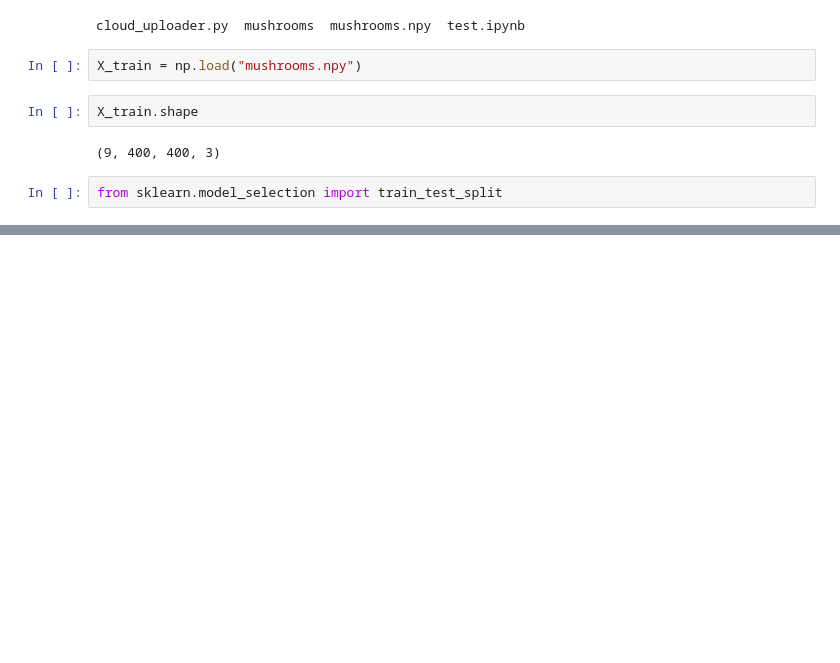
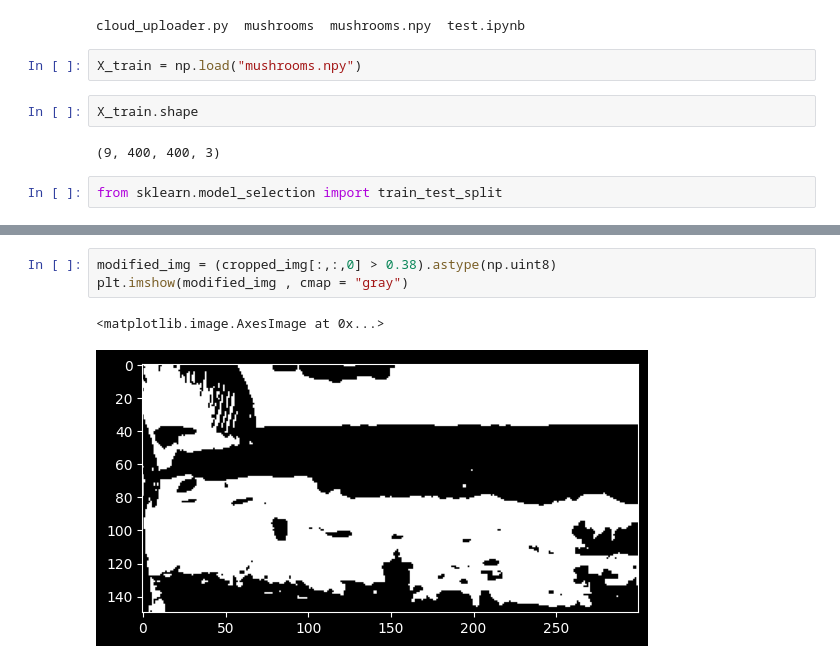
Before and after one commit to NicoleChant/project_guidelines, a Jupyter notebook: guidelines.ipynb, the cells around one changed output, grey strips where cells are left out. Saved outputs shown, nothing was run; the diff lists cells and outputs as text; blank space fills up the shorter version.

```diff
--- a/guidelines.ipynb
+++ b/guidelines.ipynb
@@ -449,0 +514,6 @@ from sklearn.model_selection import train_test_split
+# %%
+modified_img = (cropped_img[:,:,0] > 0.38).astype(np.uint8)
+plt.imshow(modified_img , cmap = "gray")
+# %% [output]
+<matplotlib.image.AxesImage at 0x...>
+[figure, added]
```
Also changed, not shown: parts of 52 cells of this notebook.
